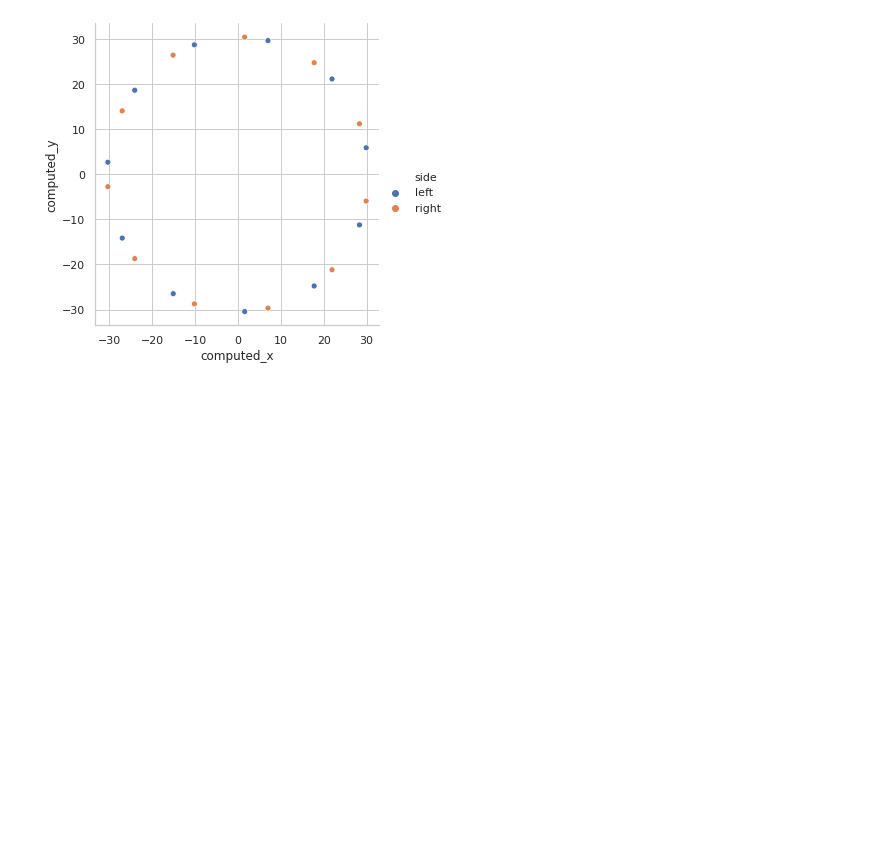
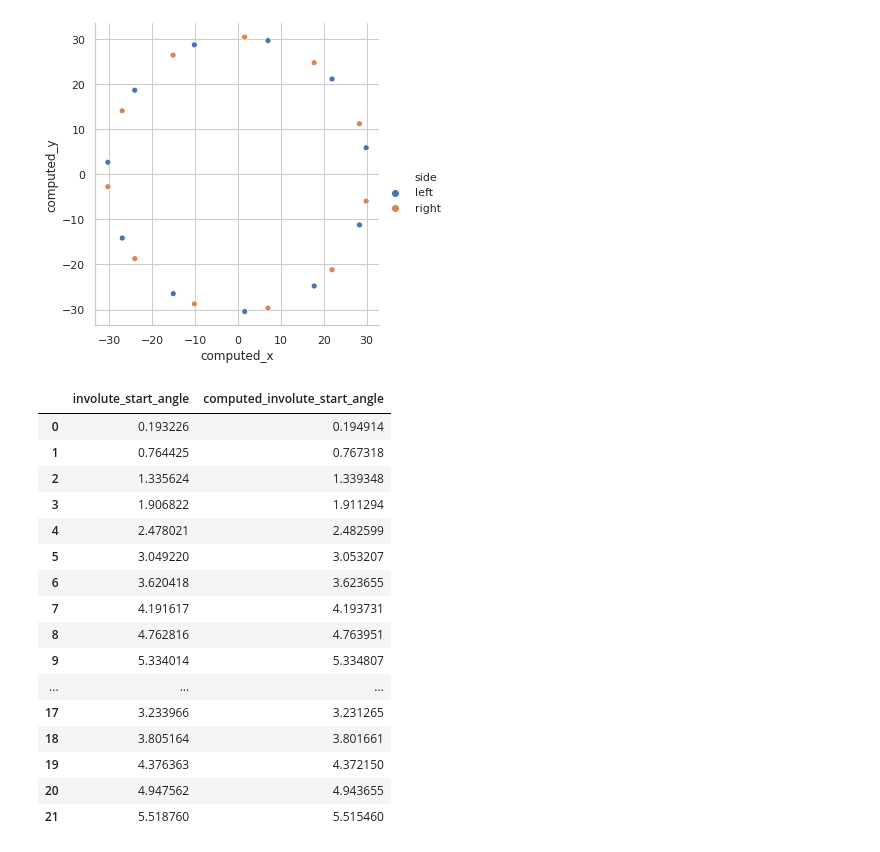
Before and after one commit to ivanlis/random_code, a Jupyter notebook: notebook/runout_method1.ipynb, the cells around one changed output. Cells and saved outputs as stored; diff of their text form; code cells hidden in the pictures; blank space fills up the shorter version.

Commit message:
Add a function normalizing the angles.

```diff
--- a/notebook/runout_method1.ipynb
+++ b/notebook/runout_method1.ipynb
@@ -167,7 +173,7 @@ def computeInvoluteStartAngle(frame):
     0.5 * np.pi / z + x * m * np.tan(alpha) / r + (np.tan(alpha) - alpha) + 2 * np.pi * frame['computed_tooth_id'] / z
     frame['involute_start_x'] = rb * np.cos(frame['involute_start_angle'])
     frame['involute_start_y'] = rb * np.sin(frame['involute_start_angle'])
-    return frame
+    return normalizeAngle(frame, 'involute_start_angle')
 # %%
 pitchActual = computeInvoluteStartAngle(pitchActual)
 # %% [markdown]
@@ -265,7 +271,7 @@ def chooseInvolute(frame, rb):
     y = frame['y'].to_numpy().reshape((1, -1))
     isLeft = (frame['side'] == 'left').to_numpy().astype(np.int32).reshape((1, -1))
 
-    print("x: {}, y: {}, isLeft: {}".format(x, y, isLeft))
+    #print("x: {}, y: {}, isLeft: {}".format(x, y, isLeft))
 
     #tangentPointAngle = (np.arccos(x / np.sqrt(x ** 2 + y ** 2))
     tangentPointAngle = (np.arctan2(y, x)
@@ -273,30 +279,32 @@ def chooseInvolute(frame, rb):
                          np.arccos(rb / np.sqrt(x ** 2 + y ** 2))).reshape((1, -1))
                         #+ np.arccos(rb / np.sqrt(x ** 2 + y ** 2))).reshape((1, -1))
 
-    print("np.arctan2(y, x) = {}".format(np.arctan2(y, x)))
-    print("np.arccos(rb / np.sqrt(x ** 2 + y ** 2))).reshape((1, -1) = {}"
-          .format(np.arccos(rb / np.sqrt(x ** 2 + y ** 2)).reshape((1, -1))))
+    #print("np.arctan2(y, x) = {}".format(np.arctan2(y, x)))
+    #print("np.arccos(rb / np.sqrt(x ** 2 + y ** 2))).reshape((1, -1) = {}"
+    #      .format(np.arccos(rb / np.sqrt(x ** 2 + y ** 2)).reshape((1, -1))))
 
-    print("tangentPointAngle: {}".format(tangentPointAngle.shape))
+    #print("tangentPointAngle: {}".format(tangentPointAngle.shape))
 
     tangentPoint = np.concatenate((rb * np.cos(tangentPointAngle), rb * np.sin(tangentPointAngle)), axis=0)
-    print("tangentPoint: {}".format(tangentPoint.shape))
+    #print("tangentPoint: {}".format(tangentPoint.shape))
     involutePoint = np.concatenate((x, y), axis=0)
-    print("involutePoint: {}".format(involutePoint.shape))
+    #print("involutePoint: {}".format(involutePoint.shape))
     tangent = np.concatenate((-np.sin(tangentPointAngle), np.cos(tangentPointAngle)), axis=0)
-    print("tangent: {}".format(tangent.shape))
+    #print("tangent: {}".format(tangent.shape))
     signedDistance = ((tangentPoint - involutePoint) * tangent).sum(axis=0, keepdims=True)
-    print("signedDistance: {}".format(signedDistance.shape))
-    print("np.true_divide(signedDistance, rb): {}".format(np.true_divide(signedDistance, rb).shape))
+    #print("signedDistance: {}".format(signedDistance.shape))
+    #print("np.true_divide(signedDistance, rb): {}".format(np.true_divide(signedDistance, rb).shape))
 
-    print("signedDistance: {}".format(signedDistance))
-    print("tangentPointAngle: {}".format(tangentPointAngle))
-    print("angle2: {}".format(np.true_divide(signedDistance, rb)))
+    #print("signedDistance: {}".format(signedDistance))
+    #print("tangentPointAngle: {}".format(tangentPointAngle))
+    #print("angle2: {}".format(np.true_divide(signedDistance, rb)))
 
     frame['computed_involute_start_angle'] = (tangentPointAngle - np.true_divide(signedDistance, rb)).ravel()
     frame['computed_x'] = rb * np.cos(frame['computed_involute_start_angle'])
     frame['computed_y'] = rb * np.sin(frame['computed_involute_start_angle'])
 
-    return frame
+    frame['rb'] = rb
+
+    return normalizeAngle(frame, 'computed_involute_start_angle')
 # %%
 pitchActual = chooseInvolute(pitchActual, rb)
@@ -341,3 +332,23 @@ sns.relplot(kind='scatter', x='computed_x', y='computed_y', hue='side', data=pit
 # %% [output]
 <seaborn.axisgrid.FacetGrid at 0x...>
 [figure]
+# %%
+pitchActual.loc[:,('involute_start_angle', 'computed_involute_start_angle')]
+# %% [output]
+|  | involute_start_angle | computed_involute_start_angle |
+| 0 | 0.193226 | 0.194914 |
+| 1 | 0.764425 | 0.767318 |
+| 2 | 1.335624 | 1.339348 |
+| 3 | 1.906822 | 1.911294 |
+| 4 | 2.478021 | 2.482599 |
+| 5 | 3.049220 | 3.053207 |
+| 6 | 3.620418 | 3.623655 |
+| 7 | 4.191617 | 4.193731 |
+| 8 | 4.762816 | 4.763951 |
+| 9 | 5.334014 | 5.334807 |
+| ... | ... | ... |
+| 17 | 3.233966 | 3.231265 |
+| 18 | 3.805164 | 3.801661 |
+| 19 | 4.376363 | 4.372150 |
+| 20 | 4.947562 | 4.943655 |
+| 21 | 5.518760 | 5.515460 |
```
Also changed, not shown: parts of 7 cells of this notebook.
